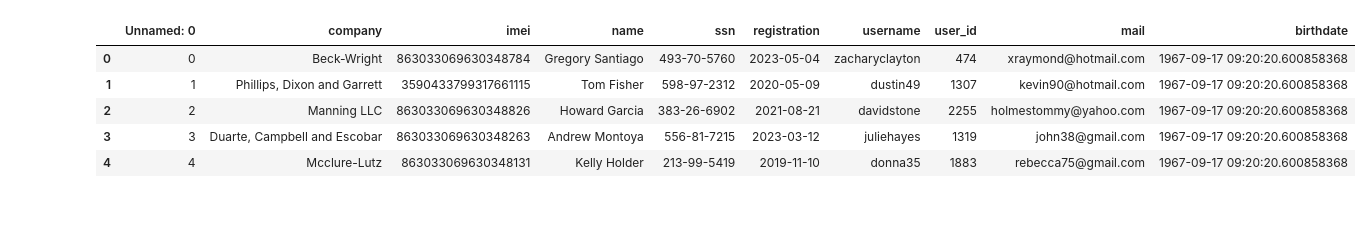
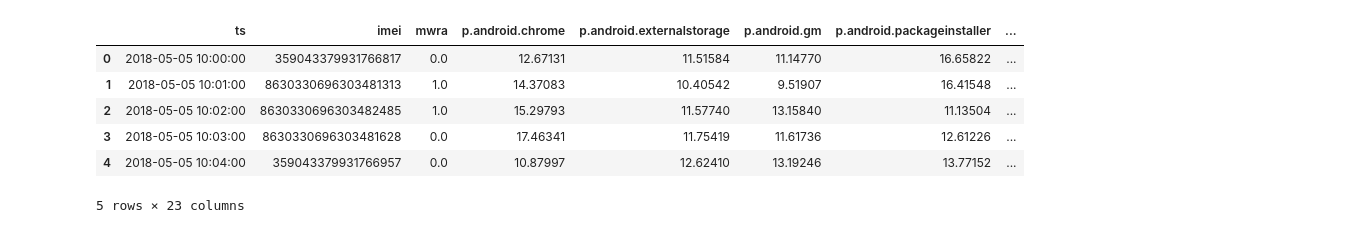
Before and after one commit to tomasswaier/IAU_project, a Jupyter notebook: second_project.ipynb, the cells around one changed output. Saved outputs shown, nothing was run; the diff lists cells and outputs as text; code cells hidden in the pictures.

```diff
--- a/second_project.ipynb
+++ b/second_project.ipynb
@@ -10,13 +11,12 @@ import statsmodels.stats.power as smp
 # %%
-df_profiles=pd.read_csv("adjusted_data/profiles.csv")
-df_processes=pd.read_csv("adjusted_data/processes.csv")
-df_devices=pd.read_csv("adjusted_data/devices.csv")
-df_connections = pd.read_csv("adjusted_data/connections.csv")
-df_profiles.head()
+df_processes=pd.read_csv("data/processes.csv",sep='\t')
+df_connections = pd.read_csv("data/connections.csv", sep='\t')
+df_processes.head()
 # %% [output]
-|  | Unnamed: 0 | company | imei | name | ssn | registration | username | user_id | mail | birthdate |
-| 0 | 0 | Beck-Wright | 863033069630348784 | Gregory Santiago | 493-70-5760 | 2023-05-04 | zacharyclayton | 474 | xraymond@hotmail.com | 1967-09-17 09:20:20.600858368 |
-| 1 | 1 | Phillips, Dixon and Garrett | 3590433799317661115 | Tom Fisher | 598-97-2312 | 2020-05-09 | dustin49 | 1307 | kevin90@hotmail.com | 1967-09-17 09:20:20.600858368 |
-| 2 | 2 | Manning LLC | 863033069630348826 | Howard Garcia | 383-26-6902 | 2021-08-21 | davidstone | 2255 | holmestommy@yahoo.com | 1967-09-17 09:20:20.600858368 |
-| 3 | 3 | Duarte, Campbell and Escobar | 863033069630348263 | Andrew Montoya | 556-81-7215 | 2023-03-12 | juliehayes | 1319 | john38@gmail.com | 1967-09-17 09:20:20.600858368 |
-| 4 | 4 | Mcclure-Lutz | 863033069630348131 | Kelly Holder | 213-99-5419 | 2019-11-10 | donna35 | 1883 | rebecca75@gmail.com | 1967-09-17 09:20:20.600858368 |
+|  | ts | imei | mwra | p.android.chrome | p.android.externalstorage | p.android.gm | p.android.packageinstaller | ... |
+| 0 | 2018-05-05 10:00:00 | 359043379931766817 | 0.0 | 12.67131 | 11.51584 | 11.14770 | 16.65822 | ... |
+| 1 | 2018-05-05 10:01:00 | 8630330696303481313 | 1.0 | 14.37083 | 10.40542 | 9.51907 | 16.41548 | ... |
+| 2 | 2018-05-05 10:02:00 | 8630330696303482485 | 1.0 | 15.29793 | 11.57740 | 13.15840 | 11.13504 | ... |
+| 3 | 2018-05-05 10:03:00 | 8630330696303481628 | 0.0 | 17.46341 | 11.75419 | 11.61736 | 12.61226 | ... |
+| 4 | 2018-05-05 10:04:00 | 359043379931766957 | 0.0 | 10.87997 | 12.62410 | 13.19246 | 13.77152 | ... |
+5 rows × 23 columns
```
Also changed, not shown: parts of 4 cells of this notebook, 5 other files.
